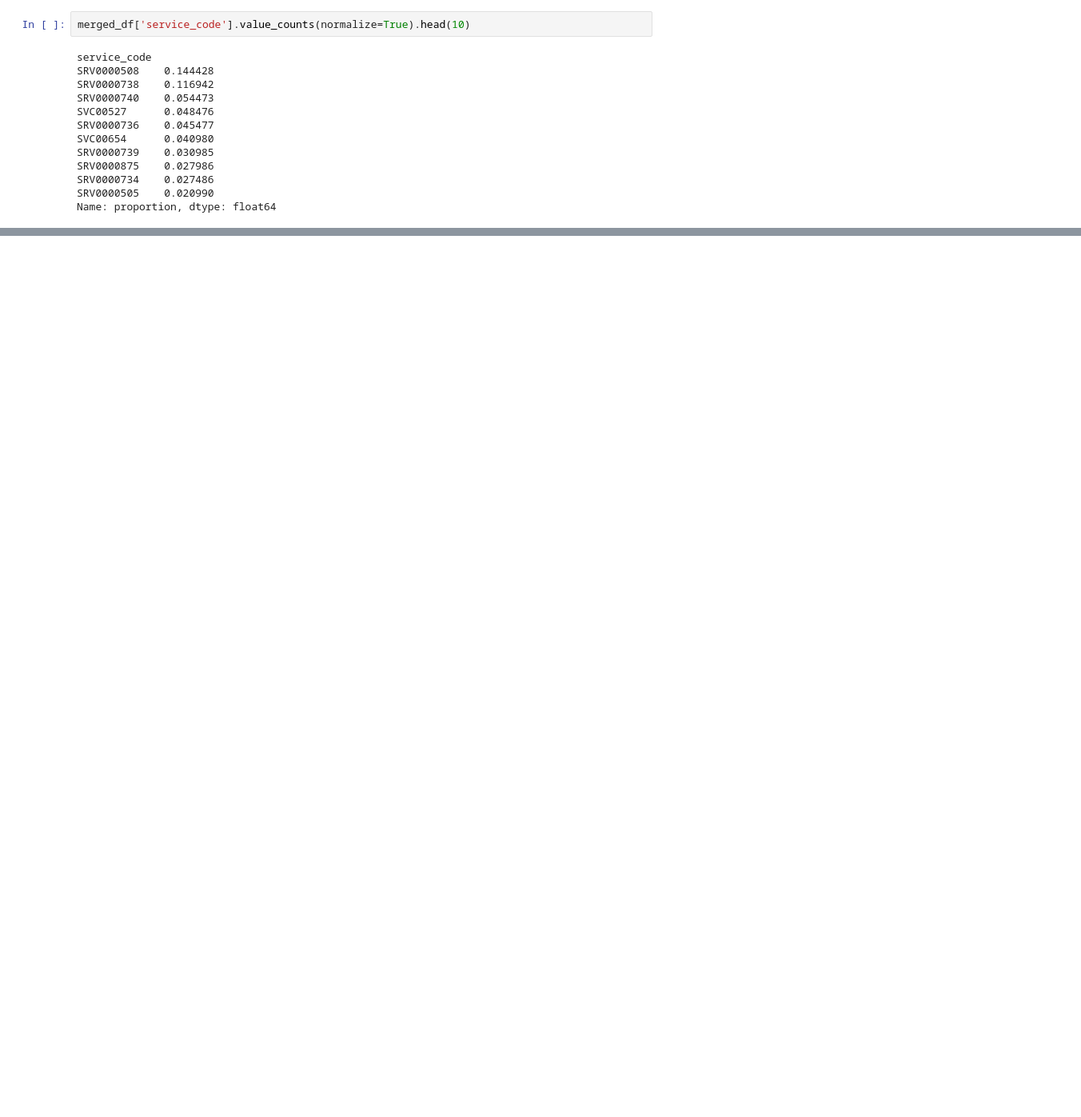
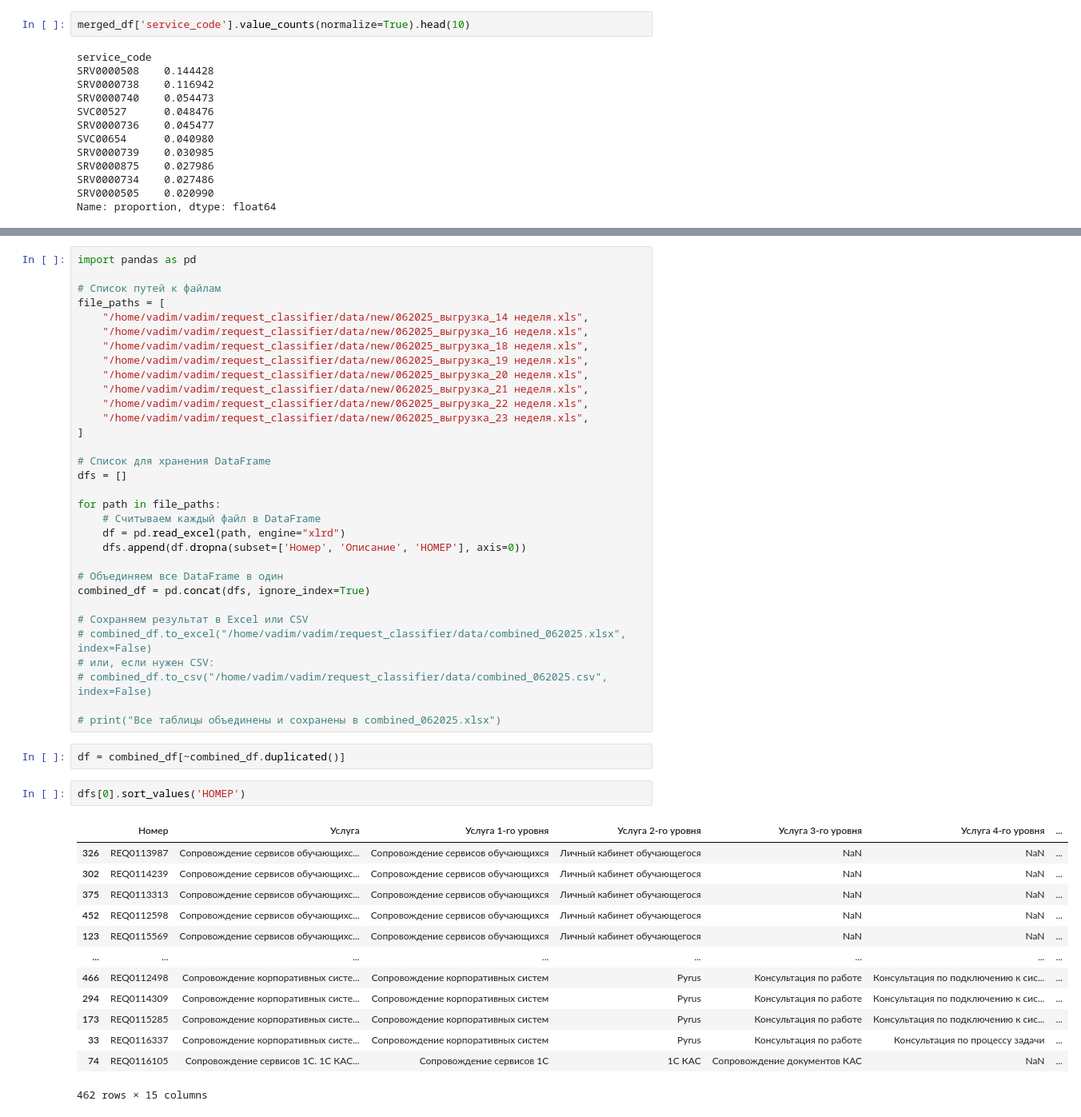
Before and after one commit to GrishaTS/intent_clf, a Jupyter notebook: notebooks/8_join_data.ipynb, the cells around one changed output, grey strips where cells are left out. Shown at 80% size. Saved outputs shown, nothing was run; the diff lists cells and outputs as text; blank space fills up the shorter version.

```diff
--- a/notebooks/8_join_data.ipynb
+++ b/notebooks/8_join_data.ipynb
@@ -172,3 +172,53 @@ service_path
 Сопровождение сервисов 1С1С КАС                                                                                                                          0.027486
 Сопровождение сервисов сотрудникаУчетная запись (УЗ) сотрудниковБлокировка и разблокировка УЗВременная разблокировка УЗ уволенного сотрудника. Москва    0.020990
 Name: proportion, dtype: float64
+# %%
+import pandas as pd
+
+# Список путей к файлам
+file_paths = [
+    "/home/vadim/vadim/request_classifier/data/new/062025_выгрузка_14 неделя.xls",
+    "/home/vadim/vadim/request_classifier/data/new/062025_выгрузка_16 неделя.xls",
+    "/home/vadim/vadim/request_classifier/data/new/062025_выгрузка_18 неделя.xls",
+    "/home/vadim/vadim/request_classifier/data/new/062025_выгрузка_19 неделя.xls",
+    "/home/vadim/vadim/request_classifier/data/new/062025_выгрузка_20 неделя.xls",
+    "/home/vadim/vadim/request_classifier/data/new/062025_выгрузка_21 неделя.xls",
+    "/home/vadim/vadim/request_classifier/data/new/062025_выгрузка_22 неделя.xls",
+    "/home/vadim/vadim/request_classifier/data/new/062025_выгрузка_23 неделя.xls",
+]
+
+# Список для хранения DataFrame
+dfs = []
+
+for path in file_paths:
+    # Считываем каждый файл в DataFrame
+    df = pd.read_excel(path, engine="xlrd")
+    dfs.append(df.dropna(subset=['Номер', 'Описание', 'НОМЕР'], axis=0))
+
+# Объединяем все DataFrame в один
+combined_df = pd.concat(dfs, ignore_index=True)
+
+# Сохраняем результат в Excel или CSV
+# combined_df.to_excel("/home/vadim/vadim/request_classifier/data/combined_062025.xlsx", index=False)
+# или, если нужен CSV:
+# combined_df.to_csv("/home/vadim/vadim/request_classifier/data/combined_062025.csv", index=False)
+
+# print("Все таблицы объединены и сохранены в combined_062025.xlsx")
+# %%
+df = combined_df[~combined_df.duplicated()]
+# %%
+dfs[0].sort_values('НОМЕР')
+# %% [output]
+|  | Номер | Услуга | Услуга 1-го уровня | Услуга 2-го уровня | Услуга 3-го уровня | Услуга 4-го уровня | ... |
+| 326 | REQ0113987 | Сопровождение сервисов обучающихс... | Сопровождение сервисов обучающихся | Личный кабинет обучающегося | NaN | NaN | ... |
+| 302 | REQ0114239 | Сопровождение сервисов обучающихс... | Сопровождение сервисов обучающихся | Личный кабинет обучающегося | NaN | NaN | ... |
+| 375 | REQ0113313 | Сопровождение сервисов обучающихс... | Сопровождение сервисов обучающихся | Личный кабинет обучающегося | NaN | NaN | ... |
+| 452 | REQ0112598 | Сопровождение сервисов обучающихс... | Сопровождение сервисов обучающихся | Личный кабинет обучающегося | NaN | NaN | ... |
+| 123 | REQ0115569 | Сопровождение сервисов обучающихс... | Сопровождение сервисов обучающихся | Личный кабинет обучающегося | NaN | NaN | ... |
+| ... | ... | ... | ... | ... | ... | ... | ... |
+| 466 | REQ0112498 | Сопровождение корпоративных систе... | Сопровождение корпоративных систем | Pyrus | Консультация по работе | Консультация по подключению к сис... | ... |
+| 294 | REQ0114309 | Сопровождение корпоративных систе... | Сопровождение корпоративных систем | Pyrus | Консультация по работе | Консультация по подключению к сис... | ... |
+| 173 | REQ0115285 | Сопровождение корпоративных систе... | Сопровождение корпоративных систем | Pyrus | Консультация по работе | Консультация по подключению к сис... | ... |
+| 33 | REQ0116337 | Сопровождение корпоративных систе... | Сопровождение корпоративных систем | Pyrus | Консультация по работе | Консультация по процессу задачи | ... |
+| 74 | REQ0116105 | Сопровождение сервисов 1С. 1С КАС... | Сопровождение сервисов 1С | 1С КАС | Сопровождение документов КАС | NaN | ... |
+462 rows × 15 columns
```
Also changed, not shown: parts of 4 cells of this notebook, 12 other files.
